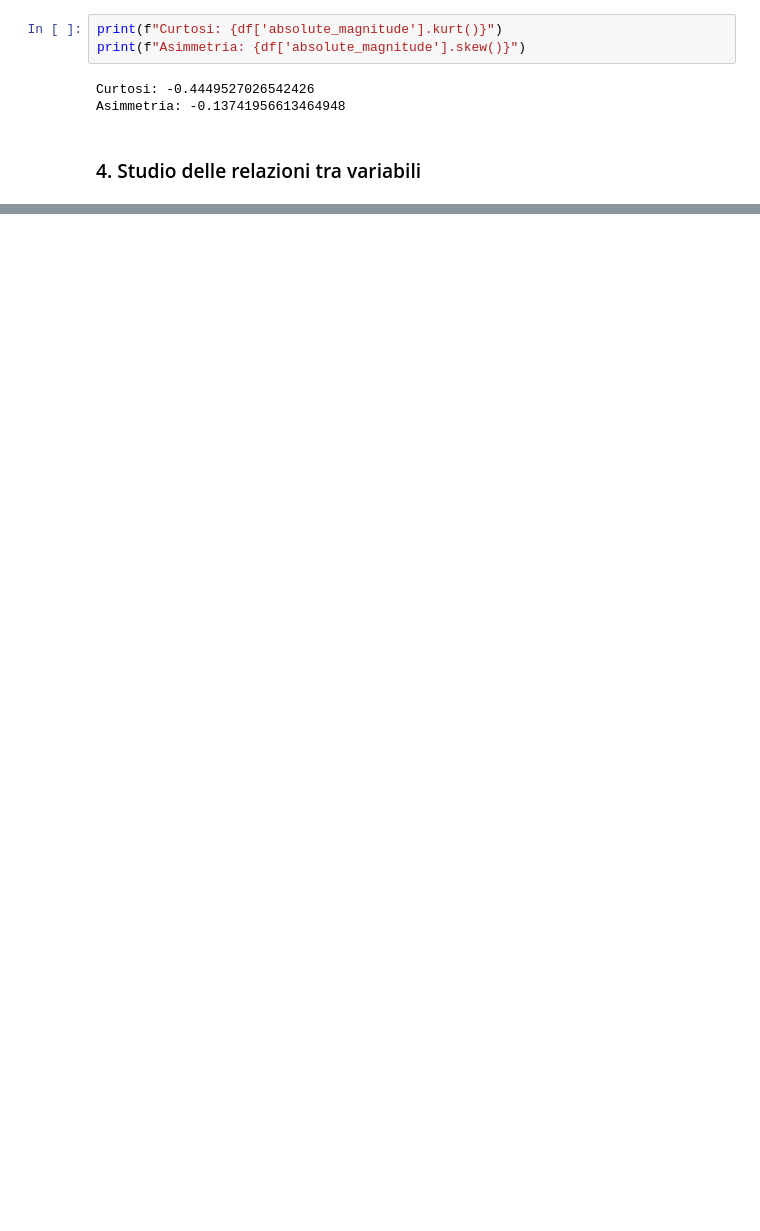
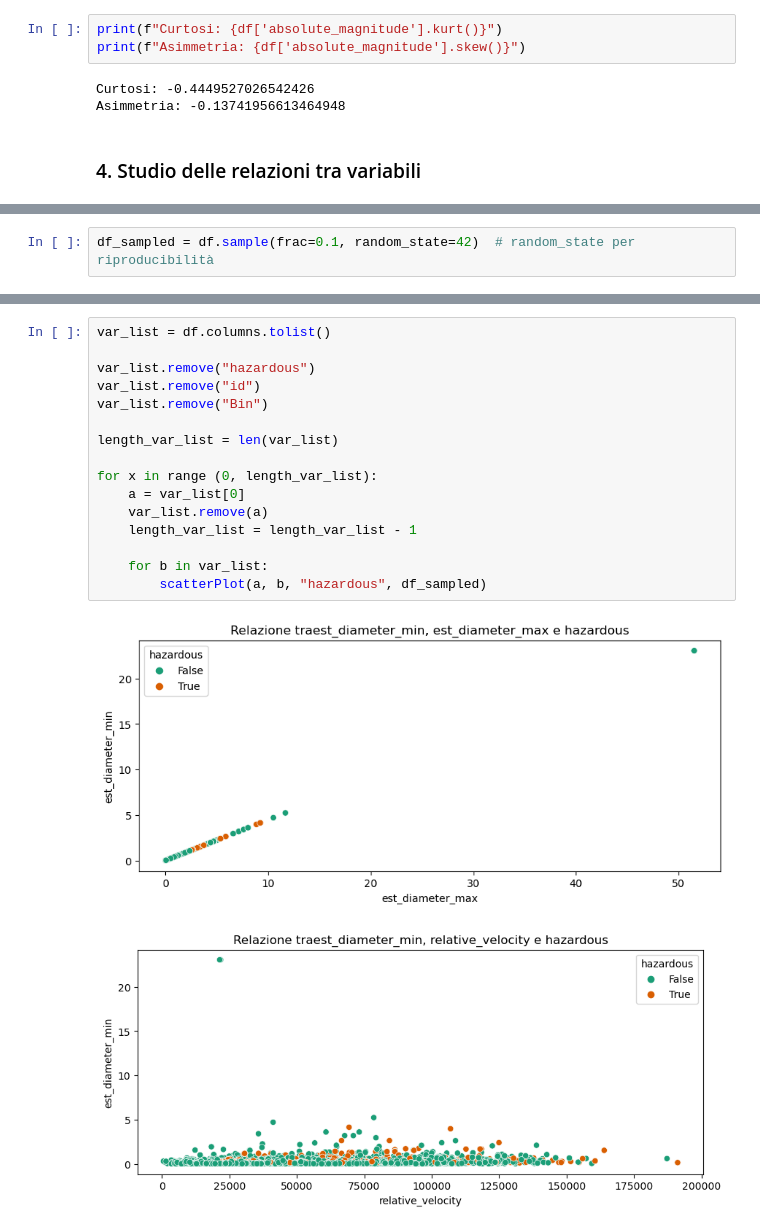
Before and after one commit to LolloMagicMagia/ML-Laboratory, a Jupyter notebook: Progetto.ipynb, the cells around one changed output, grey strips where cells are left out. Saved outputs shown, nothing was run; the diff lists cells and outputs as text; blank space fills up the shorter version.

```diff
--- a/Progetto.ipynb
+++ b/Progetto.ipynb
@@ -470,0 +435,2 @@ KeyboardInterrupt:
+# %%
+df_sampled = df.sample(frac=0.1, random_state=42)  # random_state per riproducibilità
@@ -470,0 +523,19 @@ KeyboardInterrupt:
+# %%
+var_list = df.columns.tolist()
+
+var_list.remove("hazardous")
+var_list.remove("id")
+var_list.remove("Bin")
+
+length_var_list = len(var_list)
+
+for x in range (0, length_var_list):
+    a = var_list[0]
+    var_list.remove(a)
+    length_var_list = length_var_list - 1
+
+    for b in var_list:
+        scatterPlot(a, b, "hazardous", df_sampled)
+# %% [output]
+[figure, added]
+[figure, added]
```
Also changed, not shown: parts of 18 cells of this notebook.
